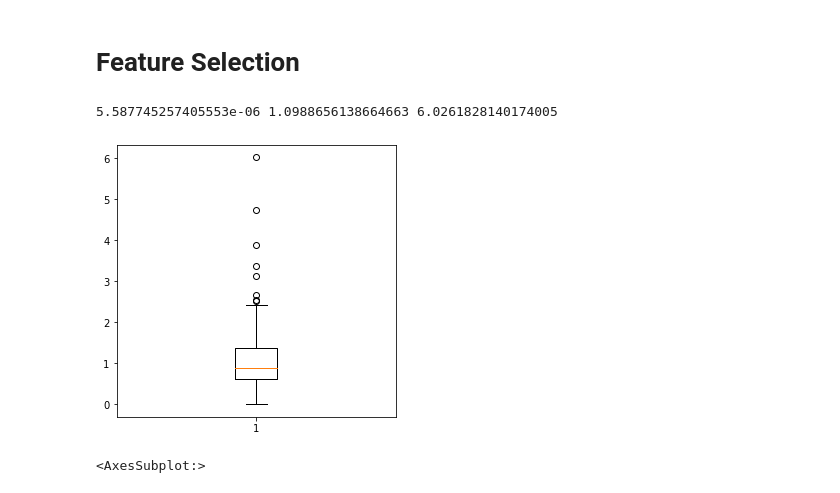
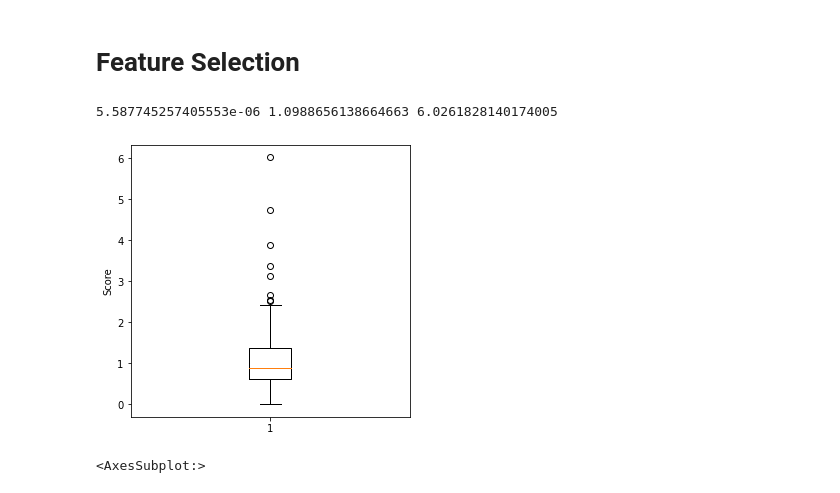
Before and after one commit to Andrew-Niedzialek/AIinFinance, a Jupyter notebook: AI_in_Finance.ipynb, the cells around one changed output. Saved outputs shown, nothing was run; the diff lists cells and outputs as text; code cells hidden in the pictures.

```diff
--- a/AI_in_Finance.ipynb
+++ b/AI_in_Finance.ipynb
@@ -318,25 +318,20 @@ y_test = y_test['RET']
 # %% [markdown]
 # Feature Selection
 # %%
-
+# Select k Best features
 kbest = SelectKBest(score_func=f_regression, k='all')
 fs = kbest.fit(X_train, y_train)
 fs_scores = fs.scores_
-# summarize scores
-# set_printoptions(precision=3)
-# print(fs.scores_)
-# features = fit.transform(X)
-# summarize selected features
-# print(features[0:5,:])
 
 print(min(fs_scores), np.mean(fs_scores), max(fs_scores))
 
 fig = plt.figure(figsize =(5, 5))
 plt.boxplot(fs_scores)
+plt.ylabel("Score")
 plt.show()
 # %% [output]
 5.587745257405553e-06 1.0988656138664663 6.0261828140174005
-[figure, old version]
+[figure, new version]
 # %%
 #Feature Importance
 fs_scores_plt = pd.Series(fs_scores, index=X_train.columns)
```
Also changed, not shown: parts of 27 cells of this notebook.
